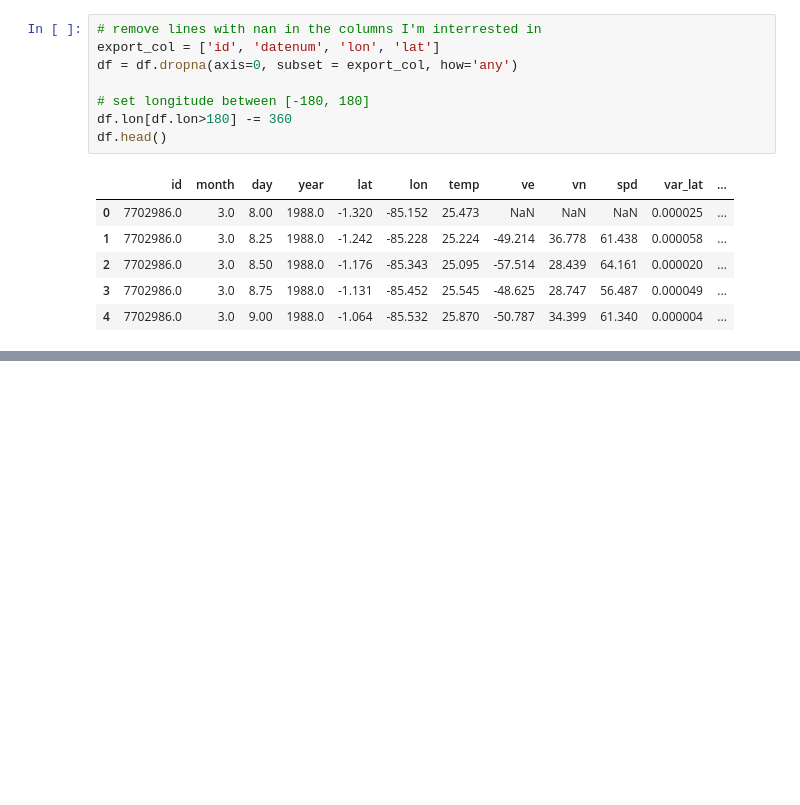
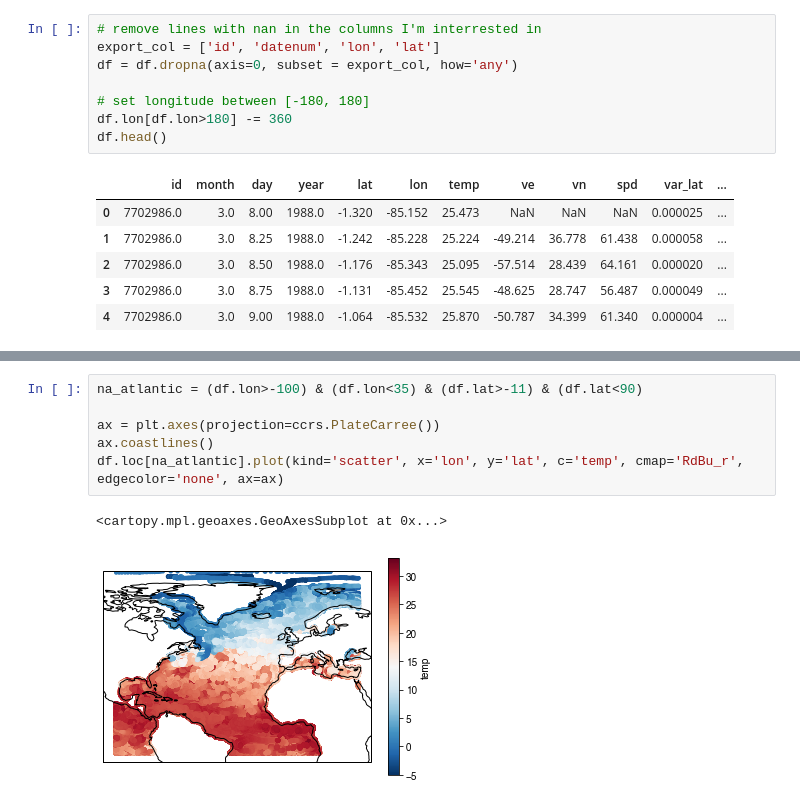
Before and after one commit to philippemiron/notebooks, a Jupyter notebook: gdp.ipynb, the cells around one changed output, grey strips where cells are left out. Drawn from its saved outputs; the diff is of its cells as text; blank space fills up the shorter version.

```diff
--- a/gdp.ipynb
+++ b/gdp.ipynb
@@ -161,0 +181,9 @@ if save_ioce_time:
+# %%
+na_atlantic = (df.lon>-100) & (df.lon<35) & (df.lat>-11) & (df.lat<90)
+
+ax = plt.axes(projection=ccrs.PlateCarree())
+ax.coastlines()
+df.loc[na_atlantic].plot(kind='scatter', x='lon', y='lat', c='temp', cmap='RdBu_r', edgecolor='none', ax=ax)
+# %% [output]
+<cartopy.mpl.geoaxes.GeoAxesSubplot at 0x...>
+[figure, added]
```
Also changed, not shown: parts of 32 cells of this notebook, 13 other files.
